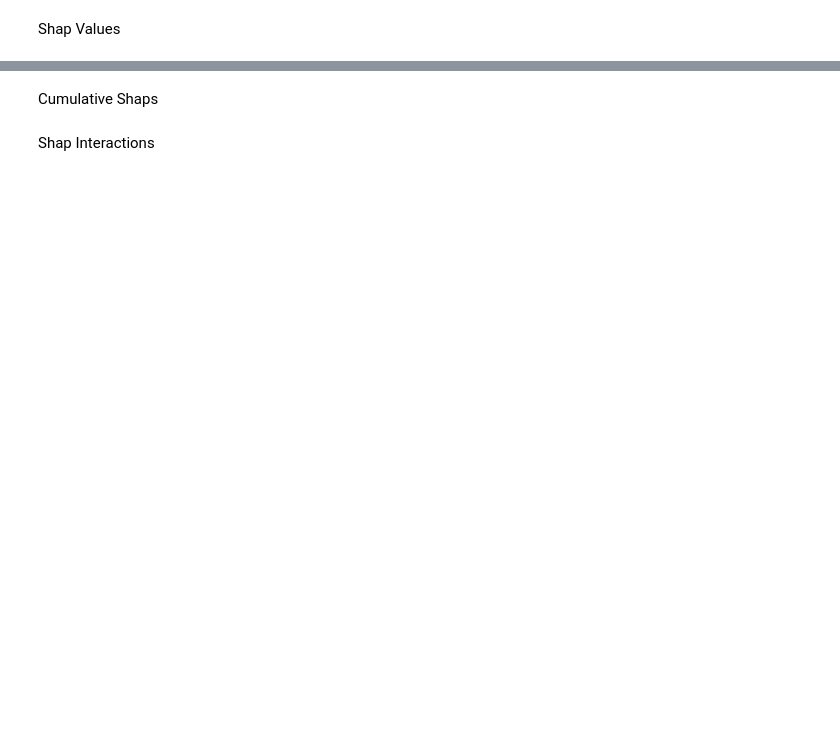
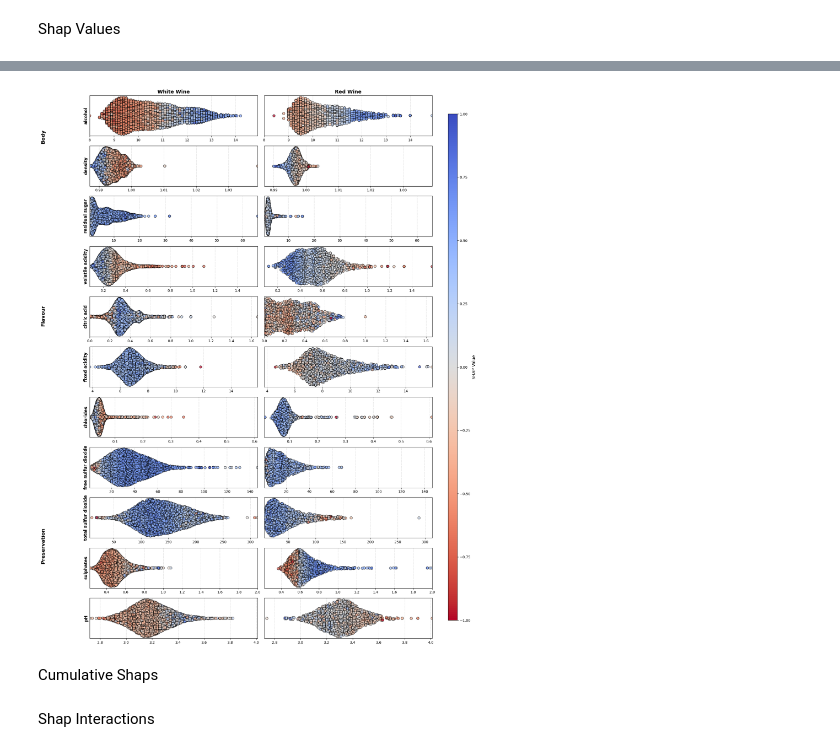
Before and after one commit to CW00D/Learning-from-Data-Coursework, a Jupyter notebook: Submission/Wine_Grading.ipynb, the cells around one changed output, grey strips where cells are left out. Drawn from its saved outputs; the diff is of its cells as text; code cells hidden in the pictures; blank space fills up the shorter version.

```diff
--- a/Submission/Wine_Grading.ipynb
+++ b/Submission/Wine_Grading.ipynb
@@ -484,3 +262,100 @@ plt.savefig(output_path, dpi=300, bbox_inches="tight")
+# %%
+# Create a new figure with subplots for each feature
+num_features = len(manual_feature_order)
+fig, axes = plt.subplots(num_features, 2, figsize=(18, num_features * 2), sharey=False)
+
+# Plot each feature independently for white and red wine
+for i, feature in enumerate(manual_feature_order):
+    # Calculate shared x-axis limits for this feature across both datasets
+    combined_min = min(raw_white_values[:, i].min(), raw_red_values[:, i].min())
+    combined_max = max(raw_white_values[:, i].max(), raw_red_values[:, i].max())
+
+    for ax, shap_values, raw_values, title in zip(
+        axes[i],  # Each row of axes corresponds to the current feature
+        [shap_values_white, shap_values_red],
+        [raw_white_values, raw_red_values],
+        ['White Wine', 'Red Wine']
+    ):
+        # Get SHAP values and raw feature values for this feature
+        shap_col = shap_values[:, i]
+        feat_col = raw_values[:, i]
+
+        # Compute density of raw feature values
+        kde = gaussian_kde(feat_col)
+        density = kde(feat_col)
+
+        # Scale density to control maximum jitter
+        max_deviation = density / density.max() * 0.4  # Adjust scaling factor as needed
+
+        # Generate random jitter with density-based cap
+        y = np.random.uniform(-max_deviation, max_deviation) + i  # Center around feature index `i`
+
+        # Normalize SHAP values to [0, 1]
+        shap_col_normalized = (shap_col - shap_col.min()) / (shap_col.max() - shap_col.min())
+
+        # Map SHAP values to colors (reversed colormap: red for low, blue for high)
+        cmap = plt.cm.coolwarm.reversed()
+        colors = cmap(shap_col_normalized)
+
+        # Scatter plot for this feature
+        ax.scatter(
+            feat_col,
+            y,
+            color=colors,
+            edgecolor="k",
+            alpha=0.7,
+            s=50,
+        )
+
+        # Set shared x-axis limits
+        ax.set_xlim(combined_min, combined_max)
+
+        # Set subplot title and labels
+        if i == 0:  # Add column titles to the top row
+            ax.set_title(title, fontsize=14, fontweight='bold')
+        if title == 'White Wine':
+            ax.set_ylabel(feature, fontsize=12, fontweight='bold')
+        ax.grid(axis="x", linestyle="--", alpha=0.5)
+
+        # Remove y-axis for clean layout
+        ax.set_yticks([])
+
+# Add group labels
+y_offsets = [0]  # Track the starting index of each group
+for group, features in feature_groups.items():
+    y_offsets.append(y_offsets[-1] + len(features))  # Calculate offset for each group
+
+for idx, group in enumerate(feature_groups.keys()):
+    # Center the label vertically within its group
+    group_center = (y_offsets[idx] + y_offsets[idx + 1] - 1) / 2
+    group_center_normalized = 1 - (group_center + 0.5) / num_features  # Add padding adjustment
+
+    fig.text(
+        0.02,  # Position label to the far left
+        group_center_normalized,  # Normalize position relative to feature count and padding
+        group,
+        fontsize=14,
+        fontweight='bold',
+        rotation=90,  # Vertical text
+        ha="center",
+        va="center",
+    )
+
+# Adjust layout to avoid overlapping
+plt.tight_layout(rect=[0.1, 0, 0.88, 1])  # Leave more space for the extended color bar
+
+# Add an extended color bar for the entire figure
+cbar_ax = fig.add_axes([0.9, 0.05, 0.02, 0.9])  # Adjust height to span nearly the entire figure
+sm = plt.cm.ScalarMappable(cmap=plt.cm.coolwarm.reversed(), norm=plt.Normalize(vmin=-1, vmax=1))
+sm.set_array([])
+cbar = fig.colorbar(sm, cax=cbar_ax, orientation="vertical")
+cbar.set_label("SHAP Value", fontsize=12)
+
+# Save the figure
+output_path = "output/shap_values.png"  # Replace with your desired path
+plt.savefig(output_path, dpi=300, bbox_inches="tight")
+# %% [output]
+[figure, added]
 # %% [markdown]
 Cumulative Shaps
 # %% [markdown]
```
Also changed, not shown: parts of 3 cells of this notebook, 8 other files.
